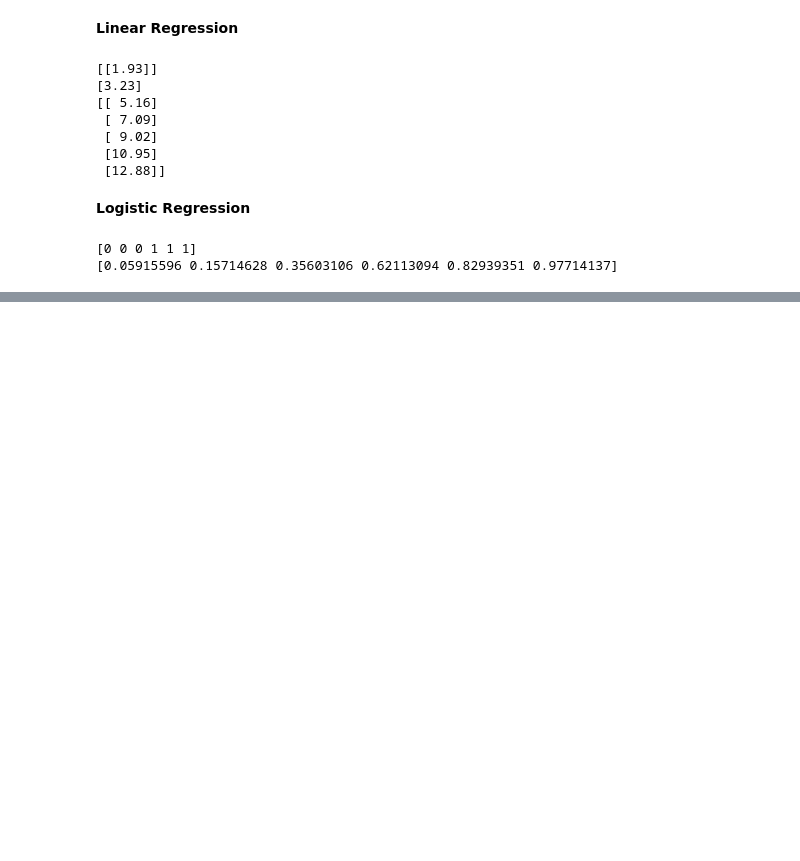
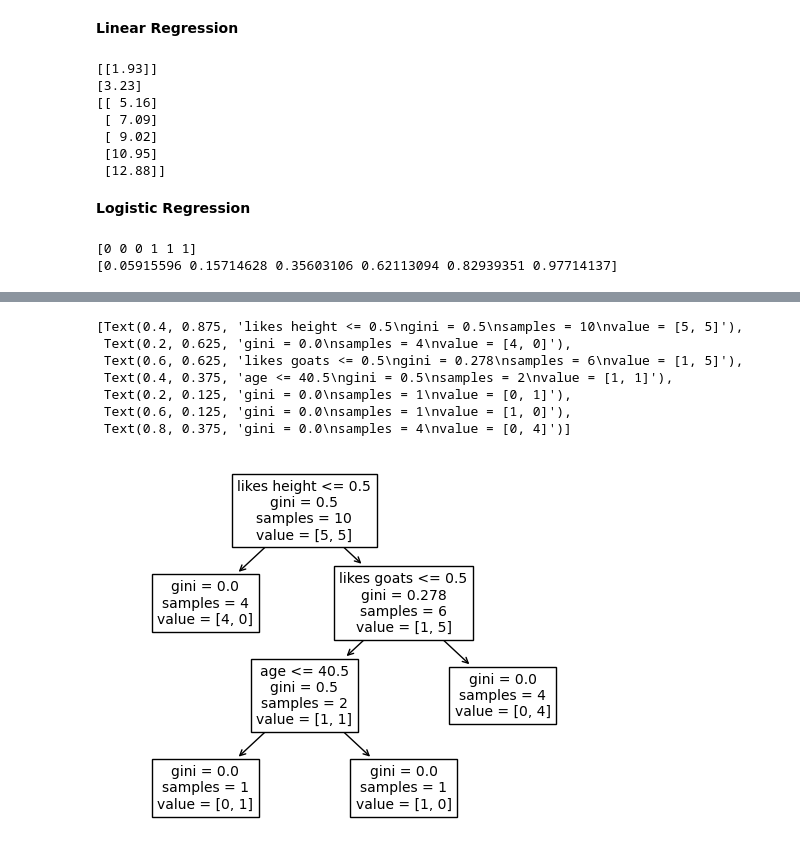
Before and after one commit to froukje/datamapu, a Jupyter notebook: notebooks/code_examples.ipynb, the cells around one changed output, grey strips where cells are left out. Cells and saved outputs as stored; diff of their text form; code cells hidden in the pictures; blank space fills up the shorter version.

Commit message:
decision tree

```diff
--- a/notebooks/code_examples.ipynb
+++ b/notebooks/code_examples.ipynb
@@ -36,0 +39,11 @@ print(y_pred_proba[:,1])
+# %%
+import pandas as pd
+from sklearn.tree import DecisionTreeClassifier, plot_tree
+
+data = {'age': [23, 31, 35, 35, 42, 43, 45, 46, 46, 51],
+        'likes goats': ['no', 'yes', 'no', 'no', 'no', 'yes', 'yes', 'yes', 'no', 'yes'],
+        'likes height': ['no', 'yes', 'yes', 'no', 'no', 'yes', 'no', 'yes', 'yes', 'yes'],
+        'go rock climbing': ['no', 'yes', 'yes', 'no', 'no', 'yes', 'no', 'yes', 'no', 'yes']}
+
+df = pd.DataFrame(data)
+df
@@ -36,0 +62,10 @@ print(y_pred_proba[:,1])
+# %%
+# transfor data
+df.loc[df['likes goats']=='no', 'likes goats'] = 0
+df.loc[df['likes goats']=='yes', 'likes goats'] = 1
+df.loc[df['likes height']=='no', 'likes height'] = 0
+df.loc[df['likes height']=='yes', 'likes height'] = 1
+df.loc[df['go rock climbing']=='no', 'go rock climbing'] = 0
+df.loc[df['go rock climbing']=='yes', 'go rock climbing'] = 1
+df[['likes goats', 'likes height', 'go rock climbing']] = df[['likes goats', 'likes height', 'go rock climbing']].astype(int)
+df
@@ -36,0 +84,8 @@ print(y_pred_proba[:,1])
+# %%
+X = df[['age', 'likes goats', 'likes height']].values
+y = df[['go rock climbing']].values.reshape(-1,)
+# %%
+clf = DecisionTreeClassifier()
+clf = clf.fit(X, y)
+print(f'Predictions: {clf.predict(X)}')
+print(f'Predicted Probabilites{clf.predict_proba(X)}')
@@ -36,0 +104,11 @@ print(y_pred_proba[:,1])
+# %%
+plot_tree(clf, feature_names=['age', 'likes goats', 'likes height'], fontsize=10)
+# %% [output]
+[Text(0.4, 0.875, 'likes height <= 0.5\ngini = 0.5\nsamples = 10\nvalue = [5, 5]'),
+ Text(0.2, 0.625, 'gini = 0.0\nsamples = 4\nvalue = [4, 0]'),
+ Text(0.6, 0.625, 'likes goats <= 0.5\ngini = 0.278\nsamples = 6\nvalue = [1, 5]'),
+ Text(0.4, 0.375, 'age <= 40.5\ngini = 0.5\nsamples = 2\nvalue = [1, 1]'),
+ Text(0.2, 0.125, 'gini = 0.0\nsamples = 1\nvalue = [0, 1]'),
+ Text(0.6, 0.125, 'gini = 0.0\nsamples = 1\nvalue = [1, 0]'),
+ Text(0.8, 0.375, 'gini = 0.0\nsamples = 4\nvalue = [0, 4]')]
+[figure, added]
```
Also changed, not shown: parts of 5 cells of this notebook, 8 other files.
